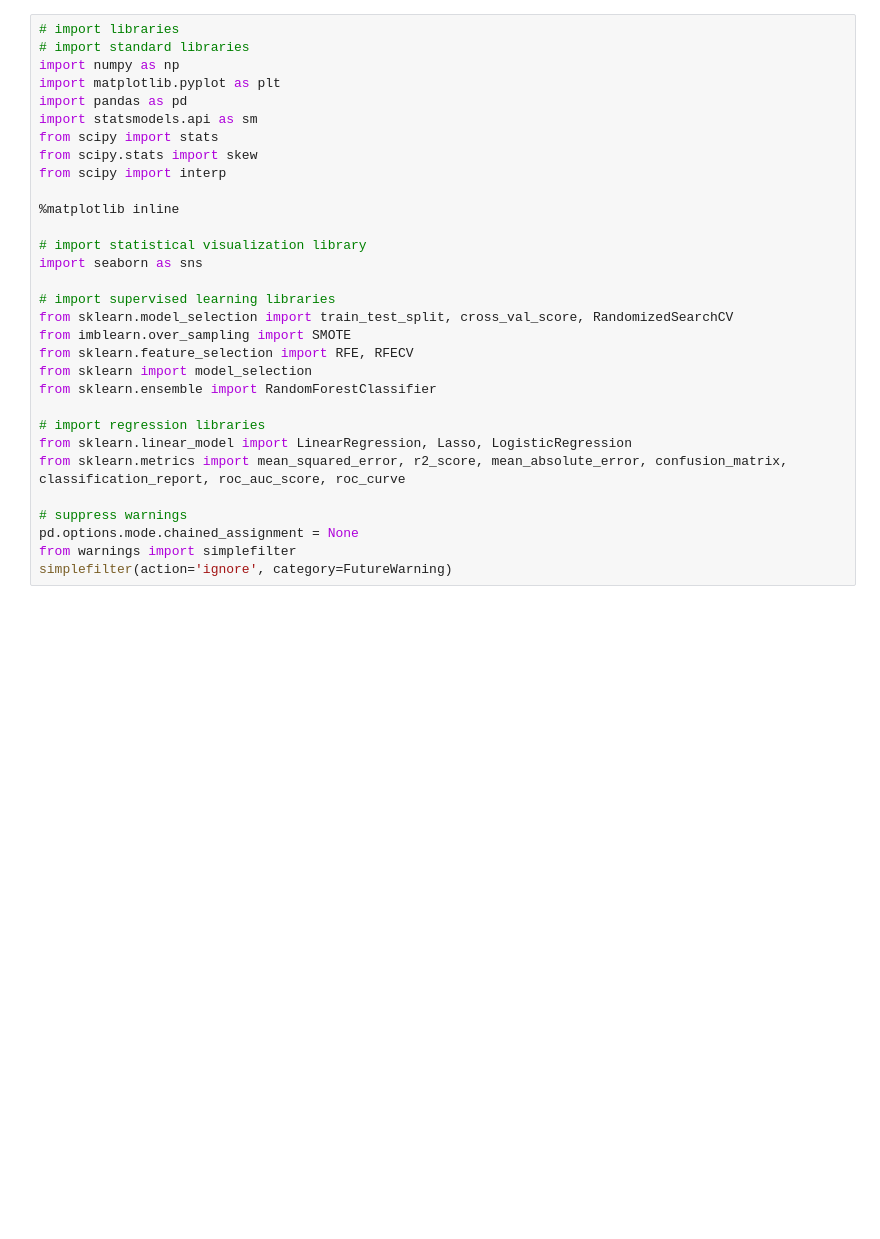
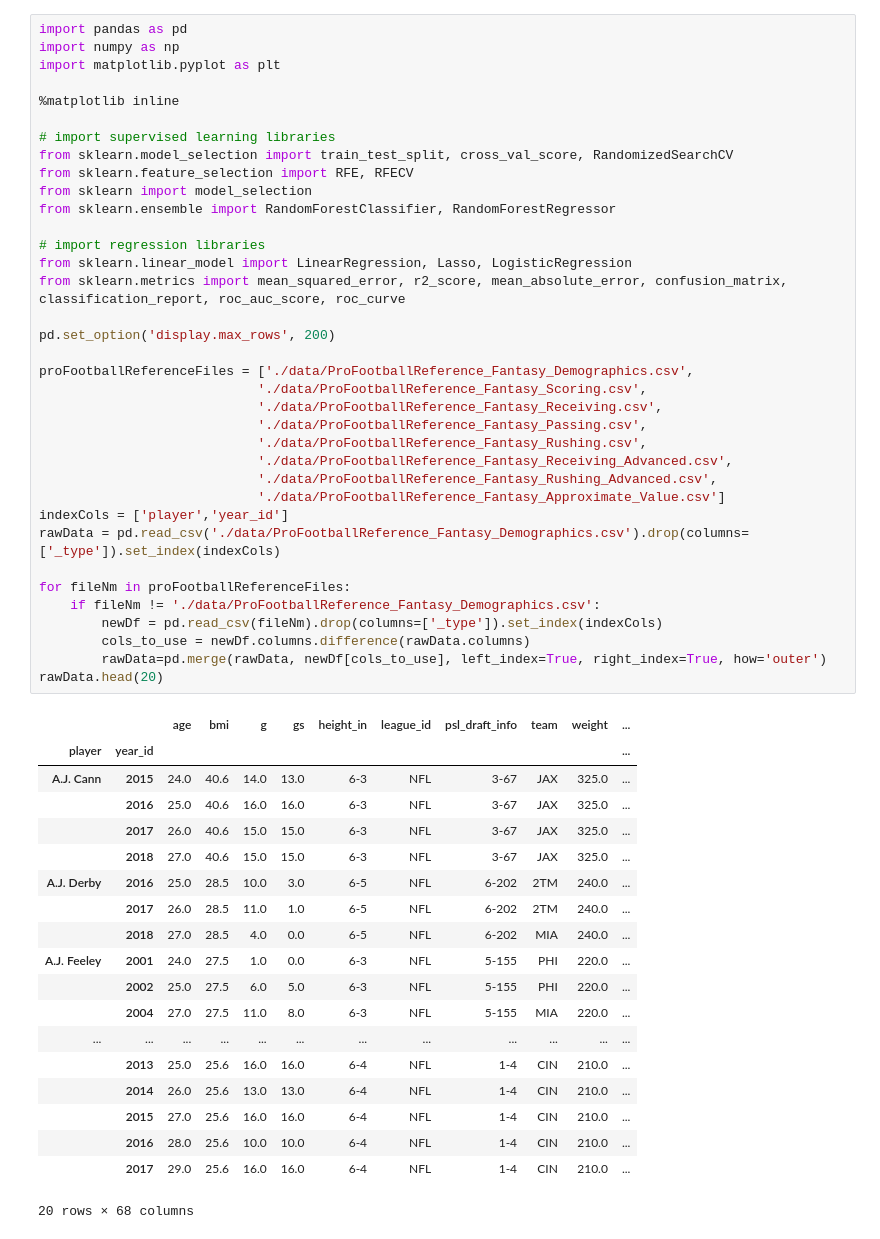
Before and after one commit to oldmanoldson/DataAnalytics, a Jupyter notebook: final-project.ipynb, the cells around one changed output. Drawn from its saved outputs; the diff is of its cells as text; blank space fills up the shorter version.

```diff
--- a/final-project.ipynb
+++ b/final-project.ipynb
@@ -3,32 +3,57 @@
 Luke Brown | Dylan DiGoia | Shawn Killpack | Sean Olson
 # %%
-# import libraries
-# import standard libraries
+import pandas as pd
 import numpy as np
 import matplotlib.pyplot as plt
-import pandas as pd
-import statsmodels.api as sm
-from scipy import stats
-from scipy.stats import skew
-from scipy import interp
 
 %matplotlib inline
 
-# import statistical visualization library
-import seaborn as sns
-
 # import supervised learning libraries
 from sklearn.model_selection import train_test_split, cross_val_score, RandomizedSearchCV
-from imblearn.over_sampling import SMOTE
 from sklearn.feature_selection import RFE, RFECV
 from sklearn import model_selection
-from sklearn.ensemble import RandomForestClassifier
+from sklearn.ensemble import RandomForestClassifier, RandomForestRegressor
 
 # import regression libraries
 from sklearn.linear_model import LinearRegression, Lasso, LogisticRegression
 from sklearn.metrics import mean_squared_error, r2_score, mean_absolute_error, confusion_matrix, classification_report, roc_auc_score, roc_curve
 
-# suppress warnings
-pd.options.mode.chained_assignment = None
-from warnings import simplefilter
-simplefilter(action='ignore', category=FutureWarning)
+pd.set_option('display.max_rows', 200)
+
+proFootballReferenceFiles = ['./data/ProFootballReference_Fantasy_Demographics.csv',
+                            './data/ProFootballReference_Fantasy_Scoring.csv',
+                            './data/ProFootballReference_Fantasy_Receiving.csv',
+                            './data/ProFootballReference_Fantasy_Passing.csv',
+                            './data/ProFootballReference_Fantasy_Rushing.csv',
+                            './data/ProFootballReference_Fantasy_Receiving_Advanced.csv',
+                            './data/ProFootballReference_Fantasy_Rushing_Advanced.csv',
+                            './data/ProFootballReference_Fantasy_Approximate_Value.csv']
+indexCols = ['player','year_id']
+rawData = pd.read_csv('./data/ProFootballReference_Fantasy_Demographics.csv').drop(columns=['_type']).set_index(indexCols)
+
+for fileNm in proFootballReferenceFiles:
+    if fileNm != './data/ProFootballReference_Fantasy_Demographics.csv':
+        newDf = pd.read_csv(fileNm).drop(columns=['_type']).set_index(indexCols)
+        cols_to_use = newDf.columns.difference(rawData.columns)
+        rawData=pd.merge(rawData, newDf[cols_to_use], left_index=True, right_index=True, how='outer')
+rawData.head(20)
+# %% [output]
+|  |  | age | bmi | g | gs | height_in | league_id | psl_draft_info | team | weight | ... |
+| player | year_id |  |  |  |  |  |  |  |  |  | ... |
+| A.J. Cann | 2015 | 24.0 | 40.6 | 14.0 | 13.0 | 6-3 | NFL | 3-67 | JAX | 325.0 | ... |
+|  | 2016 | 25.0 | 40.6 | 16.0 | 16.0 | 6-3 | NFL | 3-67 | JAX | 325.0 | ... |
+|  | 2017 | 26.0 | 40.6 | 15.0 | 15.0 | 6-3 | NFL | 3-67 | JAX | 325.0 | ... |
+|  | 2018 | 27.0 | 40.6 | 15.0 | 15.0 | 6-3 | NFL | 3-67 | JAX | 325.0 | ... |
+| A.J. Derby | 2016 | 25.0 | 28.5 | 10.0 | 3.0 | 6-5 | NFL | 6-202 | 2TM | 240.0 | ... |
+|  | 2017 | 26.0 | 28.5 | 11.0 | 1.0 | 6-5 | NFL | 6-202 | 2TM | 240.0 | ... |
+|  | 2018 | 27.0 | 28.5 | 4.0 | 0.0 | 6-5 | NFL | 6-202 | MIA | 240.0 | ... |
+| A.J. Feeley | 2001 | 24.0 | 27.5 | 1.0 | 0.0 | 6-3 | NFL | 5-155 | PHI | 220.0 | ... |
+|  | 2002 | 25.0 | 27.5 | 6.0 | 5.0 | 6-3 | NFL | 5-155 | PHI | 220.0 | ... |
+|  | 2004 | 27.0 | 27.5 | 11.0 | 8.0 | 6-3 | NFL | 5-155 | MIA | 220.0 | ... |
+| ... | ... | ... | ... | ... | ... | ... | ... | ... | ... | ... | ... |
+|  | 2013 | 25.0 | 25.6 | 16.0 | 16.0 | 6-4 | NFL | 1-4 | CIN | 210.0 | ... |
+|  | 2014 | 26.0 | 25.6 | 13.0 | 13.0 | 6-4 | NFL | 1-4 | CIN | 210.0 | ... |
+|  | 2015 | 27.0 | 25.6 | 16.0 | 16.0 | 6-4 | NFL | 1-4 | CIN | 210.0 | ... |
+|  | 2016 | 28.0 | 25.6 | 10.0 | 10.0 | 6-4 | NFL | 1-4 | CIN | 210.0 | ... |
+|  | 2017 | 29.0 | 25.6 | 16.0 | 16.0 | 6-4 | NFL | 1-4 | CIN | 210.0 | ... |
+20 rows × 68 columns
```
Also changed, not shown: parts of 39 cells of this notebook, 8 other files.
